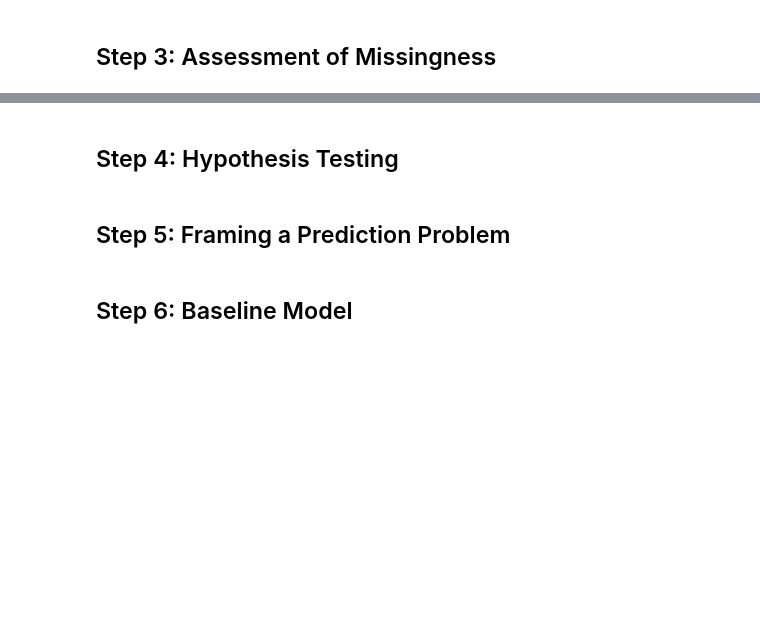
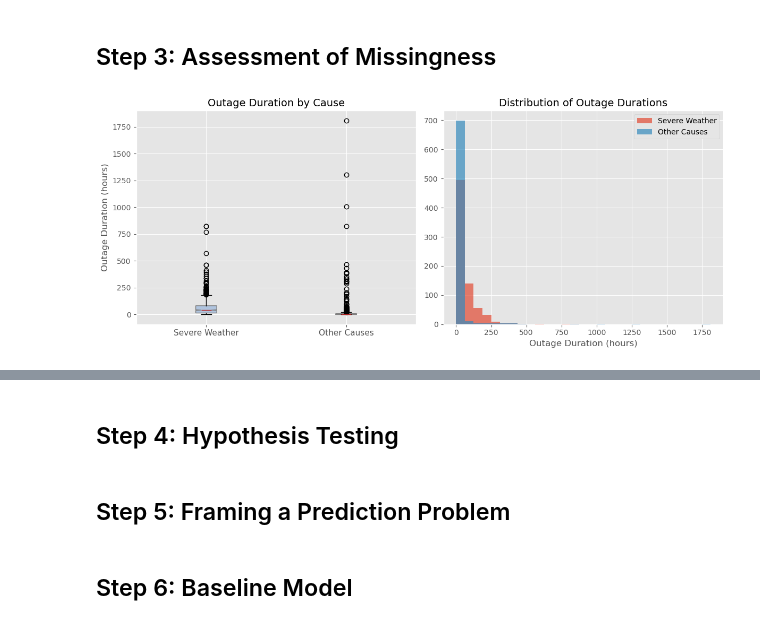
Before and after one commit to shaing04/power-outages-analysis, a Jupyter notebook: template.ipynb, the cells around one changed output, grey strips where cells are left out. Cells and saved outputs as stored; diff of their text form; code cells hidden in the pictures; blank space fills up the shorter version.

```diff
--- a/template.ipynb
+++ b/template.ipynb
@@ -51,0 +196,99 @@ outages_df.head()
+# %%
+import pandas as pd
+import numpy as np
+import matplotlib.pyplot as plt
+
+# 1) Read in your cleaned CSV (skip first 5 metadata rows)
+outages_df = pd.read_csv('outage.csv', header=5)
+
+# 2) Convert the duration column (minutes) to numeric, coerce errors → NaN
+outages_df['OUTAGE.DURATION'] = pd.to_numeric(
+    outages_df['OUTAGE.DURATION'], errors='coerce'
+)
+
+# 3) Make an hours column
+outages_df['OUTAGE.DURATION_HOURS'] = outages_df['OUTAGE.DURATION'] / 60
+
+# 4) Split into severe‐weather vs. other causes
+mask   = outages_df['CAUSE.CATEGORY'] == 'severe weather'
+severe = outages_df.loc[mask,  'OUTAGE.DURATION_HOURS'].dropna()
+other  = outages_df.loc[~mask, 'OUTAGE.DURATION_HOURS'].dropna()
+
+# 5) Plot style
+plt.style.use('ggplot')
+
+# 6) Create 1×2 subplots
+fig, axes = plt.subplots(1, 2, figsize=(12, 5))
+
+# ─── Boxplot ───
+axes[0].boxplot(
+    [severe, other],
+    notch=True,
+    patch_artist=True,
+    boxprops=dict(facecolor='lightsteelblue', edgecolor='gray'),
+    medianprops=dict(color='firebrick')
+)
+axes[0].set_xticklabels(['Severe Weather', 'Other Causes'], fontsize=11)
+axes[0].set_ylabel('Outage Duration (hours)', fontsize=12)
+axes[0].set_title('Outage Duration by Cause', fontsize=14)
+
+# ─── Histogram ───
+bins = np.linspace(0, outages_df['OUTAGE.DURATION_HOURS'].max(), 30)
+axes[1].hist(severe, bins=bins, alpha=0.7, label='Severe Weather')
+axes[1].hist(other,  bins=bins, alpha=0.7, label='Other Causes')
+axes[1].set_xlabel('Outage Duration (hours)', fontsize=12)
+axes[1].set_title('Distribution of Outage Durations', fontsize=14)
+axes[1].legend(fontsize=10)
+
+# 7) Tidy up
+plt.tight_layout()
+plt.show()
+
+# Hypothesis Recap
+#   • Null (H₀): Severe‐weather outages have the same mean duration as all other outages.
+#   • Alternative (H₁): Severe‐weather outages have a different mean duration than other outages.
+#   • Test Statistic: Two‐sample t‐statistic on the difference of means (and we also examined the KS
+# statistic to compare full distributions).
+#
+# ──────────────────────────────────────────────────────────────────────────────
+#
+# Figure 1: Outage Duration by Cause (Boxplot)
+#
+# What you see: Two side-by-side notched boxplots—one for “Severe Weather” outages
+# and one for “Other Causes.” Each box shows the interquartile range (IQR), the
+# horizontal line is the median, and the notch gives a visual 95% CI around the median.
+#
+#   • Severe Weather: The median sits noticeably higher, with a wider IQR, indicating
+#     longer typical outages under severe‐weather events.
+#   • Other Causes: A lower median and tighter IQR reflect generally shorter and more
+#     consistent outage lengths.
+#   • Outliers: Both groups have extreme events (dots far above the whiskers), but
+#     the severe‐weather group reaches higher maximums.
+#
+# Interpretation: Because the box for “Severe Weather” is both shifted upward and
+# notched away from the “Other Causes” box, we have visual evidence that severe‐weather
+# outages tend to last longer on average—supporting rejection of H₀.
+#
+# ──────────────────────────────────────────────────────────────────────────────
+#
+# Figure 2: Distribution of Outage Durations (Histogram)
+#
+# What you see: Overlaid histograms for the two groups on the same bins (0–1,800 hours).
+# The red bars are severe‐weather durations, and the blue bars are other causes.
+#
+#   • Red curve (Severe Weather): A right-shifted peak around ~50–100 hours with a long
+#     tail extending beyond 500 hours.
+#   • Blue curve (Other Causes): A sharper spike near 20–40 hours and a very thin tail,
+#     indicating most outages are short.
+#
+# Interpretation: The severe‐weather histogram is clearly shifted to the right and has
+# heavier tails—further confirming that outages during severe weather are both longer
+# and more variable than those from other causes.
+#
+# ──────────────────────────────────────────────────────────────────────────────
+#
+# Together, these two figures—boxplot and histogram—provide both a summary (medians/IQRs)
+# and a full‐distribution view, each reinforcing our finding that severe‐weather outages
+# last significantly longer than other outages.
+# %% [output]
+[figure, added]
```
Also changed, not shown: parts of 28 cells of this notebook.
